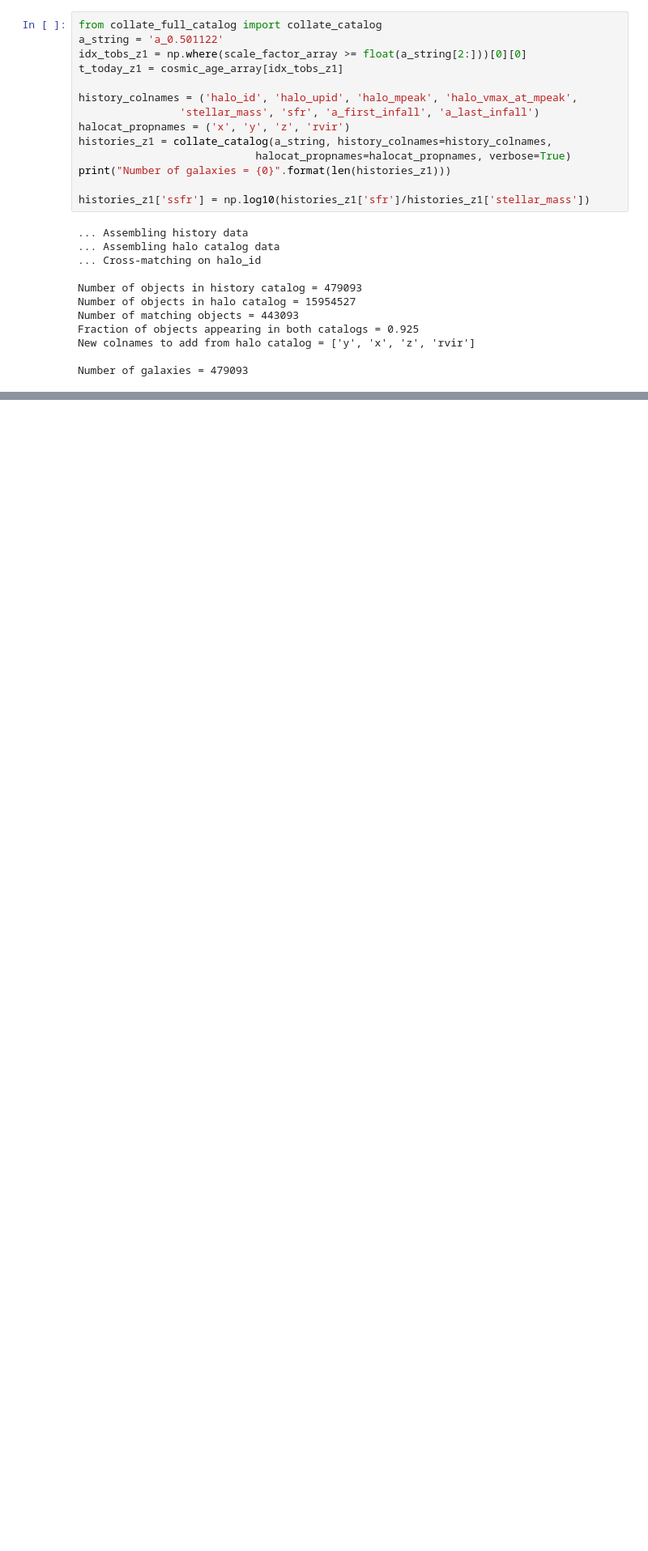
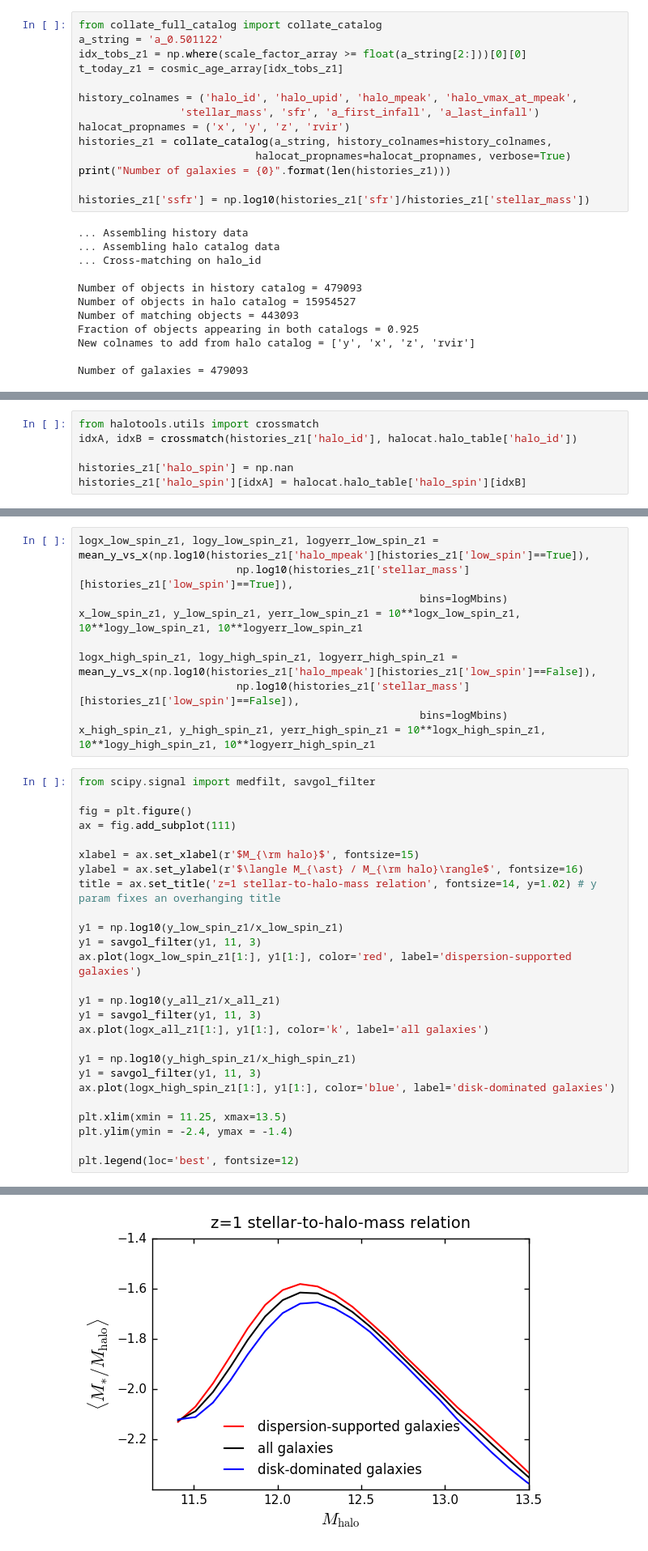
Before and after one commit to aphearin/time_evolving_cam_utils, a Jupyter notebook: burkert_smhm.ipynb, the cells around one changed output, grey strips where cells are left out. Shown at 81% size. Cells and saved outputs as stored; diff of their text form; blank space fills up the shorter version.

```diff
--- a/burkert_smhm.ipynb
+++ b/burkert_smhm.ipynb
@@ -63,0 +136,6 @@ Number of galaxies = 479093
+# %%
+from halotools.utils import crossmatch
+idxA, idxB = crossmatch(histories_z1['halo_id'], halocat.halo_table['halo_id'])
+
+histories_z1['halo_spin'] = np.nan
+histories_z1['halo_spin'][idxA] = halocat.halo_table['halo_spin'][idxB]
@@ -63,0 +165,37 @@ Number of galaxies = 479093
+# %%
+logx_low_spin_z1, logy_low_spin_z1, logyerr_low_spin_z1 = mean_y_vs_x(np.log10(histories_z1['halo_mpeak'][histories_z1['low_spin']==True]),
+                         np.log10(histories_z1['stellar_mass'][histories_z1['low_spin']==True]),
+                                                      bins=logMbins)
+x_low_spin_z1, y_low_spin_z1, yerr_low_spin_z1 = 10**logx_low_spin_z1, 10**logy_low_spin_z1, 10**logyerr_low_spin_z1
+
+logx_high_spin_z1, logy_high_spin_z1, logyerr_high_spin_z1 = mean_y_vs_x(np.log10(histories_z1['halo_mpeak'][histories_z1['low_spin']==False]),
+                         np.log10(histories_z1['stellar_mass'][histories_z1['low_spin']==False]),
+                                                      bins=logMbins)
+x_high_spin_z1, y_high_spin_z1, yerr_high_spin_z1 = 10**logx_high_spin_z1, 10**logy_high_spin_z1, 10**logyerr_high_spin_z1
+# %%
+from scipy.signal import medfilt, savgol_filter
+
+fig = plt.figure()
+ax = fig.add_subplot(111)
+
+xlabel = ax.set_xlabel(r'$M_{\rm halo}$', fontsize=15)
+ylabel = ax.set_ylabel(r'$\langle M_{\ast} / M_{\rm halo}\rangle$', fontsize=16)
+title = ax.set_title('z=1 stellar-to-halo-mass relation', fontsize=14, y=1.02) # y param fixes an overhanging title
+
+y1 = np.log10(y_low_spin_z1/x_low_spin_z1)
+y1 = savgol_filter(y1, 11, 3)
+ax.plot(logx_low_spin_z1[1:], y1[1:], color='red', label='dispersion-supported galaxies')
+
+y1 = np.log10(y_all_z1/x_all_z1)
+y1 = savgol_filter(y1, 11, 3)
+ax.plot(logx_all_z1[1:], y1[1:], color='k', label='all galaxies')
+
+y1 = np.log10(y_high_spin_z1/x_high_spin_z1)
+y1 = savgol_filter(y1, 11, 3)
+ax.plot(logx_high_spin_z1[1:], y1[1:], color='blue', label='disk-dominated galaxies')
+
+plt.xlim(xmin = 11.25, xmax=13.5)
+plt.ylim(ymin = -2.4, ymax = -1.4)
+
+plt.legend(loc='best', fontsize=12)
+# %% [output]
@@ -63,0 +203 @@ Number of galaxies = 479093
+[figure, added]
```
Also changed, not shown: parts of 10 cells of this notebook, 1 other file.
